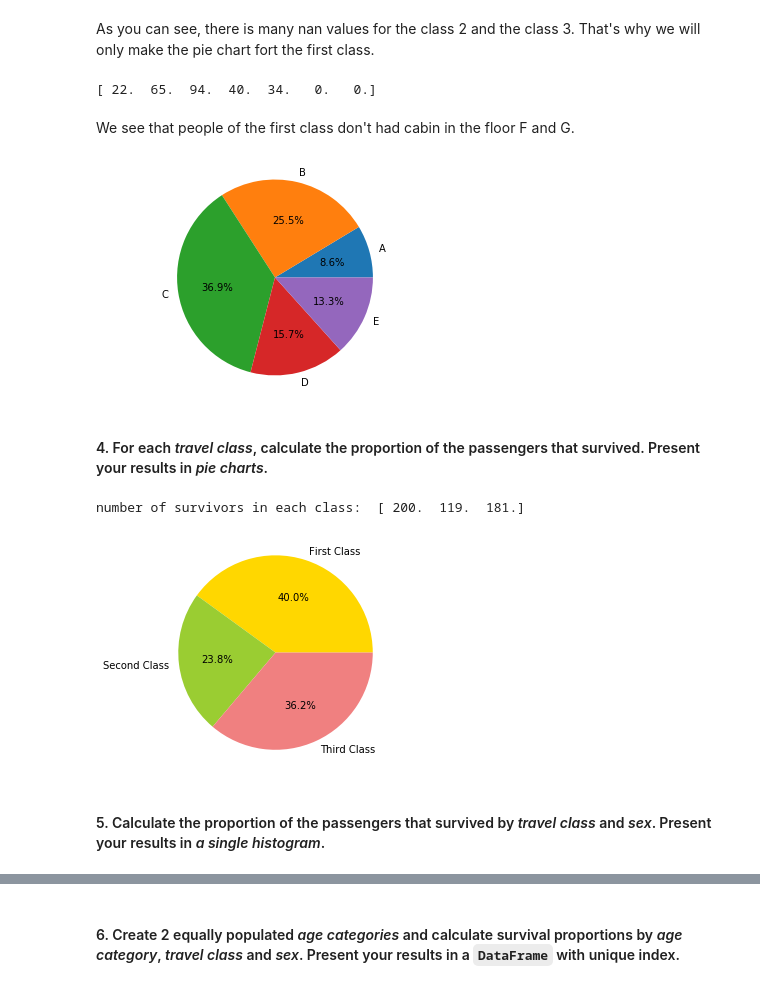
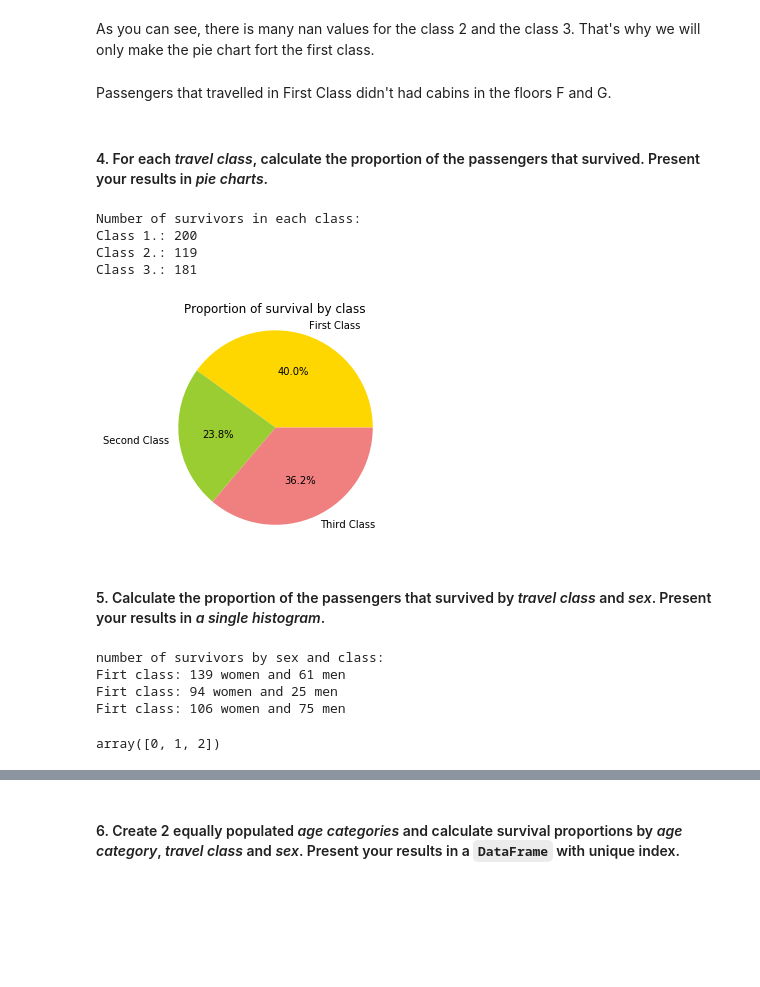
Before and after one commit to julied20/ada-2017, a Jupyter notebook: Homeworks/Homework01/Homework 1.ipynb, the cells around one changed output, grey strips where cells are left out. Saved outputs shown, nothing was run; the diff lists cells and outputs as text; code cells hidden in the pictures; blank space fills up the shorter version.

```diff
--- a/Homeworks/Homework01/Homework 1.ipynb
+++ b/Homeworks/Homework01/Homework 1.ipynb
@@ -253,7 +482,7 @@ As you can see, there is many nan values for the class 2 and the class 3. That's
 titanicDataTmp = titanicData.query('pclass == 1').sort_values('cabin')
 
 floorList = ["A", "B", "C", "D", "E", "F", "G"]
-floorListPro = np.zeros(len(floorList))
+floorListPro = [0] * len(floorList) #np.zeros(len(floorList))
 
 for cabin in titanicDataTmp['cabin']:
     if not(pd.isnull(cabin)):
@@ -263,11 +492,12 @@ for cabin in titanicDataTmp['cabin']:
             if cabinFloor == floorList[i]:
                 floorListPro[i] += 1
 
-print(floorListPro)
+
+print("Number of first class passengers in each floor: ")
+for i in range(0, len(floorList)):
+    print("Floor {}.: {}".format(floorList[i],floorListPro[i]))
-# %% [output]
-[ 22.  65.  94.  40.  34.   0.   0.]
 # %% [markdown]
-We see that people of the first class don't had cabin in the floor F and G.
+Passengers that travelled in First Class didn't had cabins in the floors F and G.
 # %%
 floorListPro = np.delete(floorListPro, [len(floorListPro)-1,len(floorListPro)-2], 0)
 floorList = np.delete(floorList, [len(floorList)-1,len(floorList)-2], 0)
@@ -275,9 +505,8 @@ floorList = np.delete(floorList, [len(floorList)-1,len(floorList)-2], 0)
 
 plt.pie(floorListPro, labels = floorList, autopct = '%1.1f%%')
 plt.axis('equal')
+plt.title('Repartition of the First class Passengers by floor')
 plt.show()
-# %% [output]
-[figure, removed]
 # %% [markdown]
 #### 4. For each *travel class*, calculate the proportion of the passengers that survived. Present your results in *pie charts*.
 # %%
@@ -286,19 +515,25 @@ nbSurvivors = np.zeros(3,)
 for pclass in range(1,4):
     nbSurvivors[pclass-1] = titanicData.query('pclass == @pclass').query('survived == 1').shape[0]
 
-print("number of survivors in each class: ", nbSurvivors)
+print("Number of survivors in each class: ")
+for i in range(1, len(nbSurvivors)+1):
+    print("Class {}.: {}".format(i,int(nbSurvivors[i-1])))
 # %% [output]
-number of survivors in each class:  [ 200.  119.  181.]
+Number of survivors in each class:
+Class 1.: 200
+Class 2.: 119
+Class 3.: 181
 # %%
 labels = 'First Class', 'Second Class', 'Third Class'
 colors = ['gold', 'yellowgreen', 'lightcoral']
 
 plt.pie(nbSurvivors,labels=labels, colors=colors,autopct='%1.1f%%')
 
 plt.axis('equal')
+plt.title('Proportion of survival by class')
 plt.show()
 # %% [output]
-[figure, old version]
+[figure, new version]
 # %% [markdown]
 #### 5. Calculate the proportion of the passengers that survived by *travel class* and *sex*. Present your results in *a single histogram*.
 # %%
@@ -308,9 +543,17 @@ for pclass in range(1,4):
     for gender in range(2):
         nbSurvivors[pclass - 1, gender] = titanicData.query('pclass == @pclass').query('sex == @gender').query('survived == 1').shape[0]
 
-print("number of survivors [female][male]: \n", nbSurvivors)
+print("number of survivors by sex and class:")
+for i,j in nbSurvivors:
+    print('Firt class: {} women and {} men' .format(int(i),int(j)))
 
 np.arange(nbSurvivors.shape[0])
+# %% [output]
+number of survivors by sex and class:
+Firt class: 139 women and 61 men
+Firt class: 94 women and 25 men
+Firt class: 106 women and 75 men
+array([0, 1, 2])
 # %%
 ind = np.arange(nbSurvivors.shape[0])
 width = 0.35
```
Also changed, not shown: parts of 18 cells of this notebook, 1 other file.
